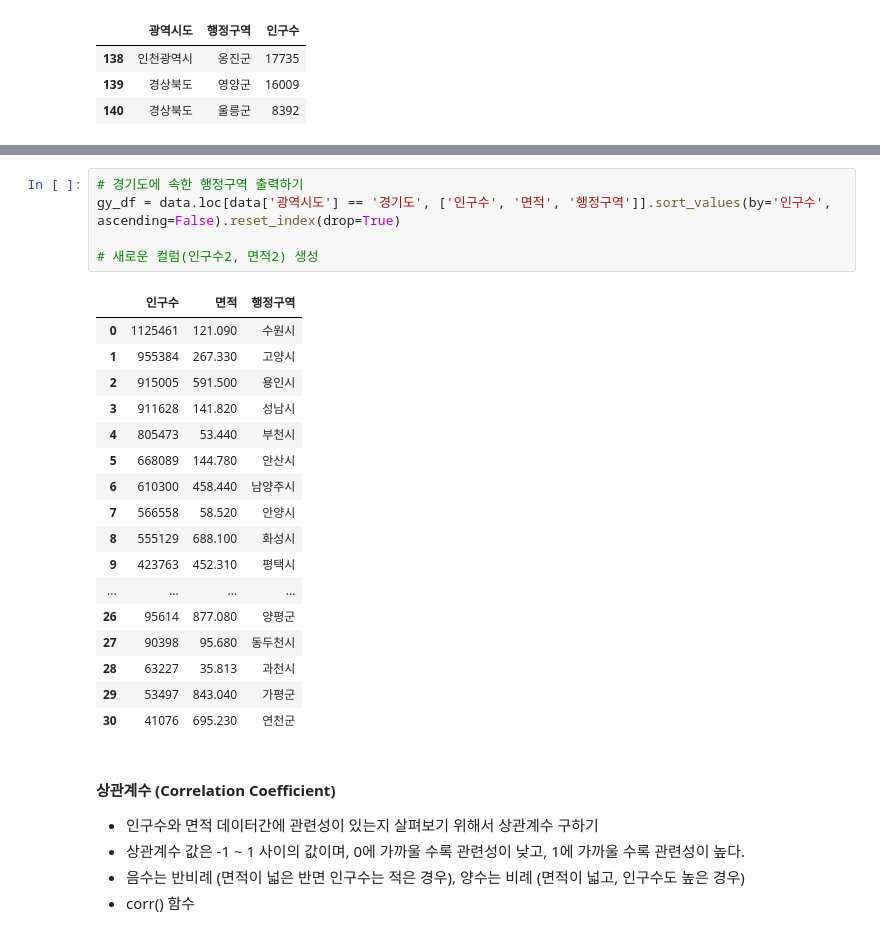
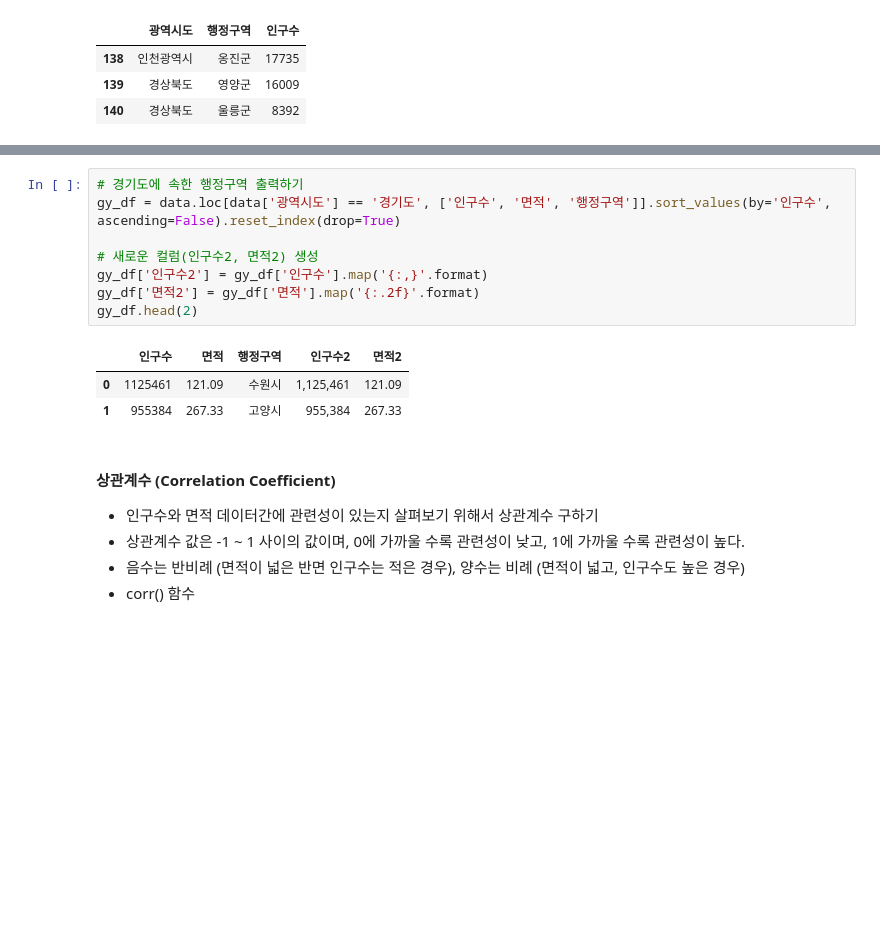
Before and after one commit to eunsol-k/Python_Webscraping_Analysis, a Jupyter notebook: 03-1.행정구역정보_분석과시각화.ipynb, the cells around one changed output, grey strips where cells are left out. Drawn from its saved outputs; the diff is of its cells as text; blank space fills up the shorter version.

```diff
--- a/03-1.행정구역정보_분석과시각화.ipynb
+++ b/03-1.행정구역정보_분석과시각화.ipynb
@@ -322,26 +322,15 @@ Name: count, dtype: int64
 # %%
 # 경기도에 속한 행정구역 출력하기
 gy_df = data.loc[data['광역시도'] == '경기도', ['인구수', '면적', '행정구역']].sort_values(by='인구수', ascending=False).reset_index(drop=True)
 
 # 새로운 컬럼(인구수2, 면적2) 생성
+gy_df['인구수2'] = gy_df['인구수'].map('{:,}'.format)
+gy_df['면적2'] = gy_df['면적'].map('{:.2f}'.format)
+gy_df.head(2)
 # %% [output]
-|  | 인구수 | 면적 | 행정구역 |
-| 0 | 1125461 | 121.090 | 수원시 |
-| 1 | 955384 | 267.330 | 고양시 |
-| 2 | 915005 | 591.500 | 용인시 |
-| 3 | 911628 | 141.820 | 성남시 |
-| 4 | 805473 | 53.440 | 부천시 |
-| 5 | 668089 | 144.780 | 안산시 |
-| 6 | 610300 | 458.440 | 남양주시 |
-| 7 | 566558 | 58.520 | 안양시 |
-| 8 | 555129 | 688.100 | 화성시 |
-| 9 | 423763 | 452.310 | 평택시 |
-| ... | ... | ... | ... |
-| 26 | 95614 | 877.080 | 양평군 |
-| 27 | 90398 | 95.680 | 동두천시 |
-| 28 | 63227 | 35.813 | 과천시 |
-| 29 | 53497 | 843.040 | 가평군 |
-| 30 | 41076 | 695.230 | 연천군 |
+|  | 인구수 | 면적 | 행정구역 | 인구수2 | 면적2 |
+| 0 | 1125461 | 121.09 | 수원시 | 1,125,461 | 121.09 |
+| 1 | 955384 | 267.33 | 고양시 | 955,384 | 267.33 |
 # %% [markdown]
 #### 상관계수 (Correlation Coefficient)
 * 인구수와 면적 데이터간에 관련성이 있는지 살펴보기 위해서 상관계수 구하기
```
Also changed, not shown: parts of 12 cells of this notebook, 1 other file.
